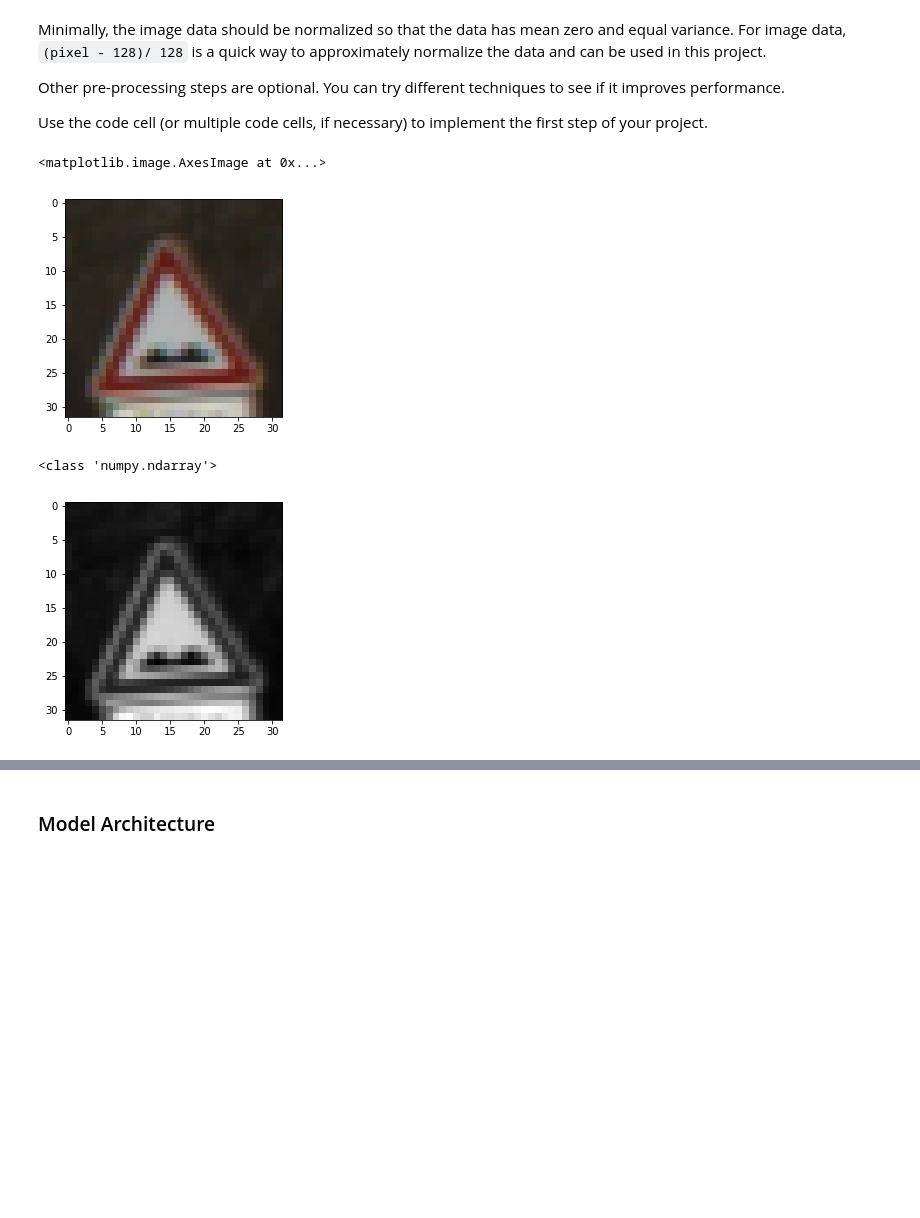
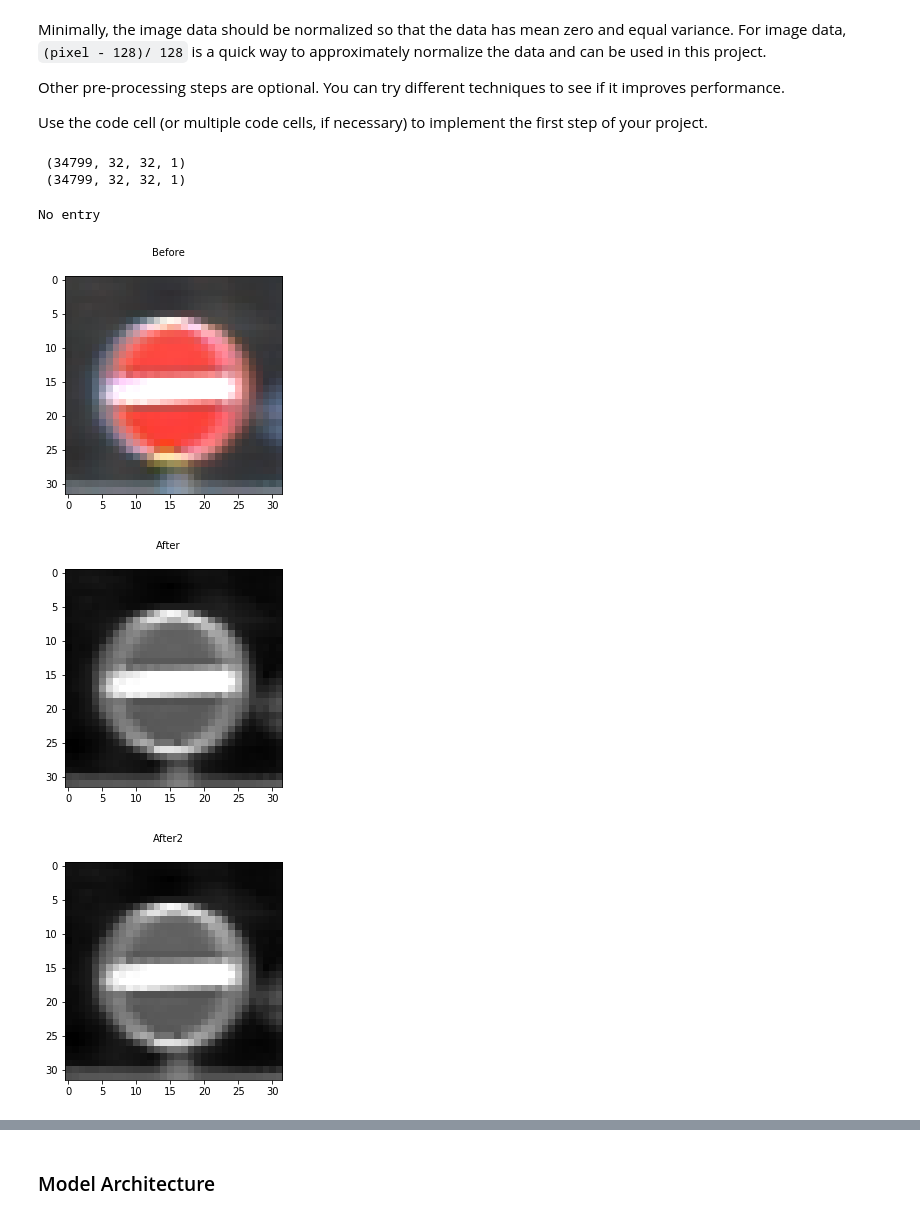
Before and after one commit to mkneesh/CarND-Traffic-Sign-Classifier-Project, a Jupyter notebook: Traffic_Sign_Classifier.ipynb, the cells around one changed output, grey strips where cells are left out. Drawn from its saved outputs; the diff is of its cells as text; code cells hidden in the pictures; blank space fills up the shorter version.

```diff
--- a/Traffic_Sign_Classifier.ipynb
+++ b/Traffic_Sign_Classifier.ipynb
@@ -181,13 +137,17 @@ def dataset_img_preprocess(X):
-# %%
-fig = plt.figure()
-plt.imshow(X_train[i])
-# %% [output]
-<matplotlib.image.AxesImage at 0x...>
-[figure, removed]
-# %%
-fig = plt.figure()
-plt.imshow(img_preprocess(X_train[i]), cmap='gray')
-print(type(X_train))
-# %% [output]
-<class 'numpy.ndarray'>
-[figure, removed]
+# %%
+def grayscale(rgb):
+    return np.dot(rgb[...,:3], [0.299, 0.587, 0.114])
+
+def img_preprocess(img):
+    img = grayscale(img)
+    return img
+
+def dataset_img_preprocess(X):
+    X_p = np.array([img_preprocess(X[i]) for i in range(X.shape[0])])
+    return np.expand_dims(X_p, axis=3)
+
+def preprocess_dataset(X):
+    # Gray scale the image.
+    X_p = 0.299 * X[:, :, :, 0] + 0.587 * X[:, :, :, 1] + 0.114 * X[:, :, :, 2]
+    X_p = X_p.reshape(X_p.shape + (1,))
+    return X_p
@@ -193,0 +157,24 @@ print(type(X_train))
+# %%
+print ("", v1.shape)
+print ("", v2.shape)
+# %% [output]
+ (34799, 32, 32, 1)
+ (34799, 32, 32, 1)
+# %%
+def show_image(img, title, is_gray=False):
+    fig = plt.figure()
+    fig.suptitle(title, fontsize=10)
+    if not is_gray:
+        plt.imshow(img)
+    else:
+        plt.imshow(img.reshape(32, 32), cmap='gray')
+
+print (signnames[y_train[i]])
+show_image(X_train[i], "Before")
+show_image(dataset_img_preprocess(X_train)[i], "After", is_gray=True)
+show_image(preprocess_dataset(X_train)[i], "After2", is_gray=True)
+# %% [output]
+No entry
+[figure, added]
+[figure, added]
+[figure, added]
```
Also changed, not shown: parts of 13 cells of this notebook.
